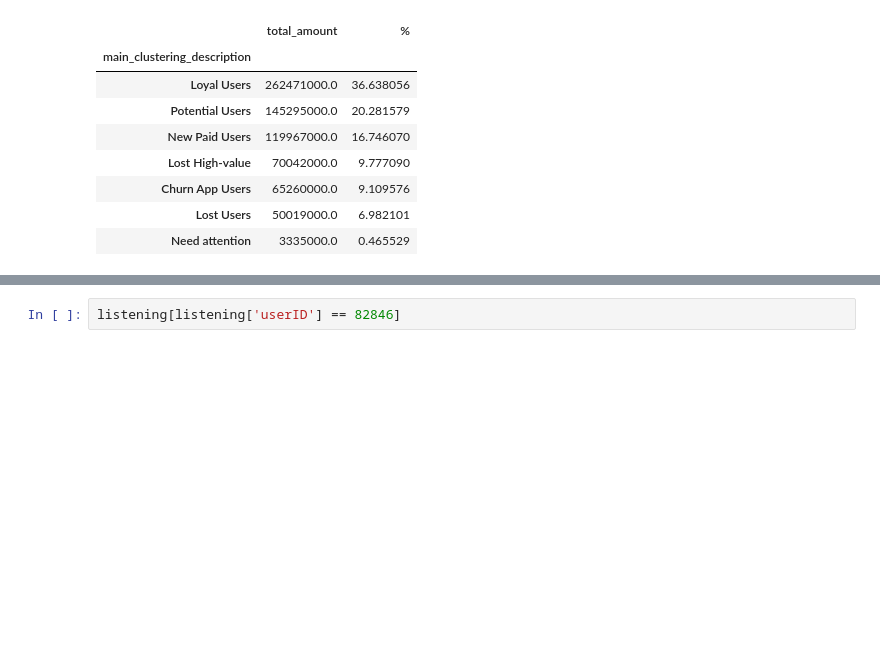
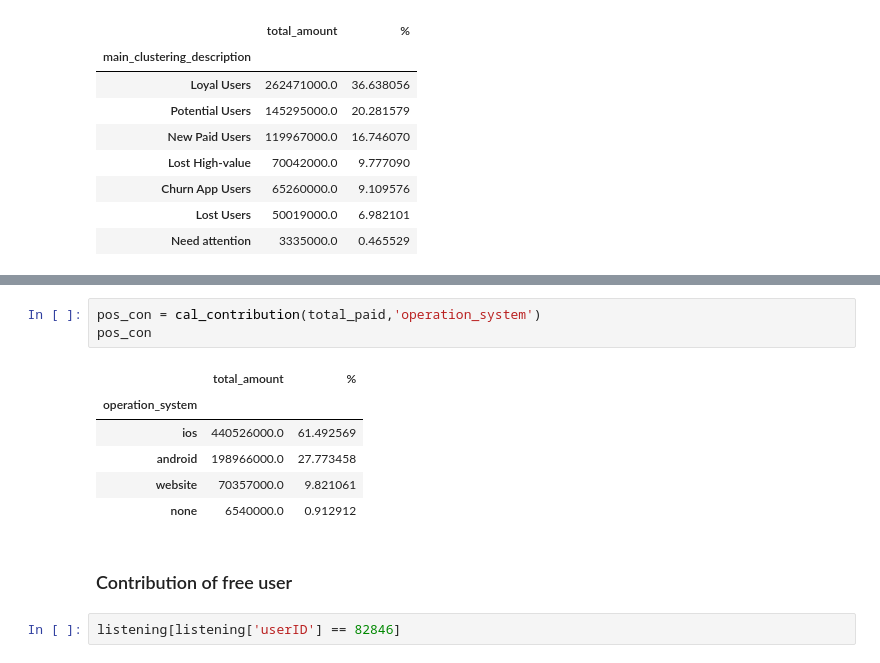
Before and after one commit to nhduong2803/Datacracy_scala_hackathon, a Jupyter notebook: EDA/invidual_EDA/thao_le.ipynb, the cells around one changed output, grey strips where cells are left out. Drawn from its saved outputs; the diff is of its cells as text; blank space fills up the shorter version.

```diff
--- a/EDA/invidual_EDA/thao_le.ipynb
+++ b/EDA/invidual_EDA/thao_le.ipynb
@@ -117,3 +174,15 @@ total_paid.groupby([])
+# %%
+pos_con = cal_contribution(total_paid,'operation_system')
+pos_con
+# %% [output]
+|  | total_amount | % |
+| operation_system |  |  |
+| ios | 440526000.0 | 61.492569 |
+| android | 198966000.0 | 27.773458 |
+| website | 70357000.0 | 9.821061 |
+| none | 6540000.0 | 0.912912 |
+# %% [markdown]
+### Contribution of free user
 # %%
 listening[listening['userID'] == 82846]
 # %% [output]
```
Also changed, not shown: parts of 9 cells of this notebook.
